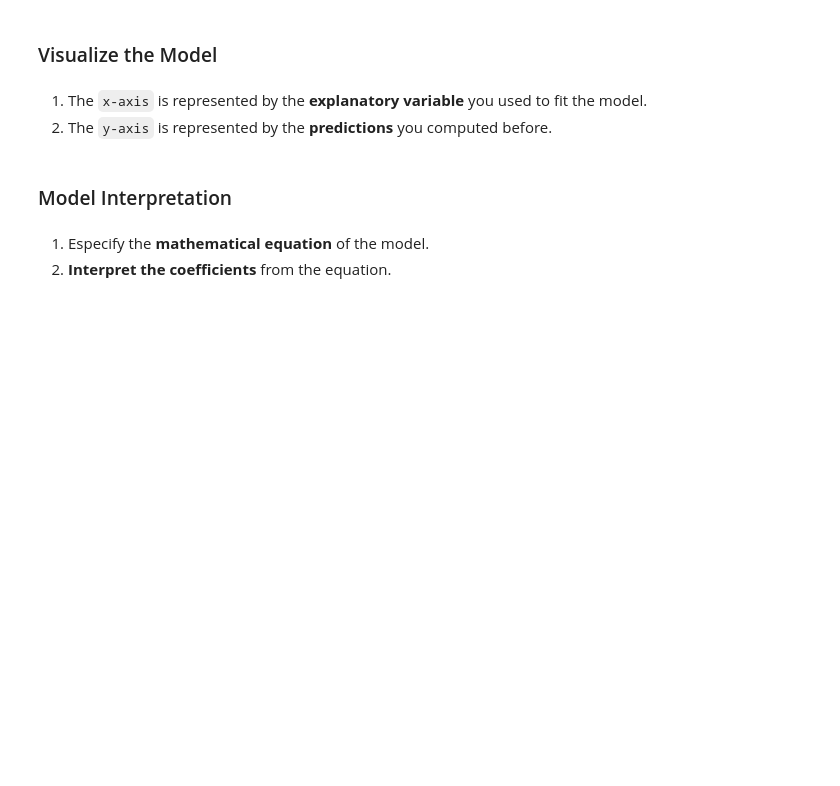
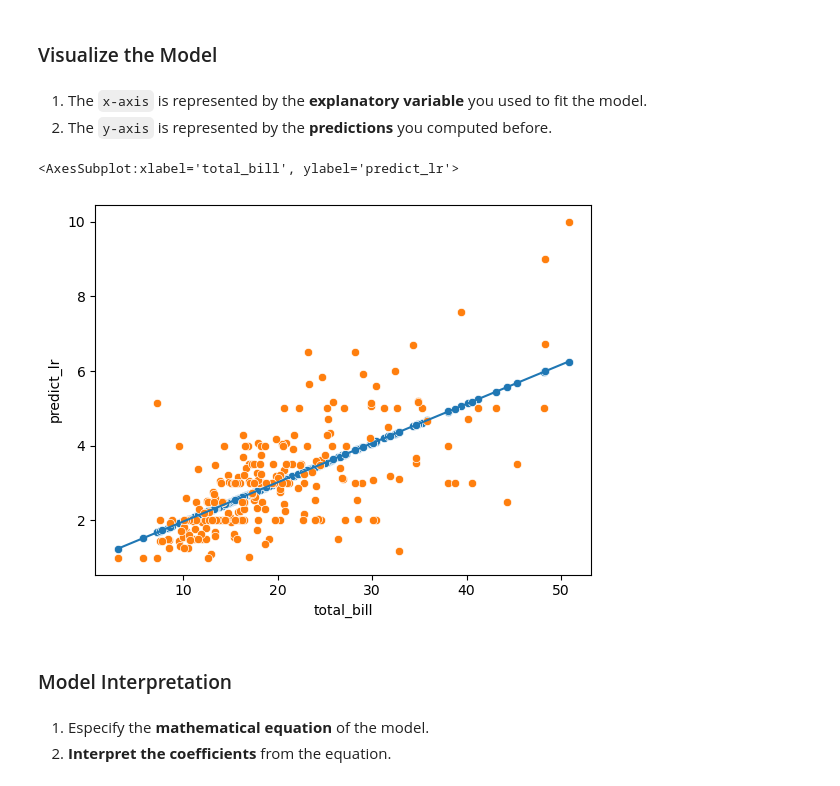
Before and after one commit to toluwabori/resolving-machine-learning-python, a Jupyter notebook: 01_The Linear Regression & Supervised Regression Models/01D_ml-linear-regression_practice_blank.ipynb, the cells around one changed output. Drawn from its saved outputs; the diff is of its cells as text; code cells hidden in the pictures; blank space fills up the shorter version.

```diff
--- a/01_The Linear Regression & Supervised Regression Models/01D_ml-linear-regression_practice_blank.ipynb
+++ b/01_The Linear Regression & Supervised Regression Models/01D_ml-linear-regression_practice_blank.ipynb
@@ -48,0 +39,3 @@ sns.load_dataset(name='mpg') #!
+# %%
+tips = sns.load_dataset(name='tips') #!
+tips
@@ -58,0 +64,5 @@ model_lr.
+# %%
+feature = tips[['total_bill']]
+target = tips['tip']
+# %%
+model_lr.fit(X=feature,y=target)
@@ -63,10 +93,19 @@ model_lr.pre
 # %% [markdown]
 ### Create a New DataFrame for the Predictions
+# %%
+tips['predict_lr']= model_lr.predict(X=feature)
 # %% [markdown]
 ### Visualize the Model
 # %% [markdown]
 1. The `x-axis` is represented by the **explanatory variable** you used to fit the model.
 2. The `y-axis` is represented by the **predictions** you computed before.
+# %%
+sns.scatterplot(x=tips.total_bill,y=tips.predict_lr,)
+sns.scatterplot(x=tips.total_bill,y=tips.tip)
+sns.lineplot(x=tips.total_bill,y=tips.predict_lr)
+# %% [output]
+<AxesSubplot:xlabel='total_bill', ylabel='predict_lr'>
+[figure, added]
 # %% [markdown]
 ### Model Interpretation
 # %% [markdown]
```
Also changed, not shown: parts of 34 cells of this notebook, 1 other file.
